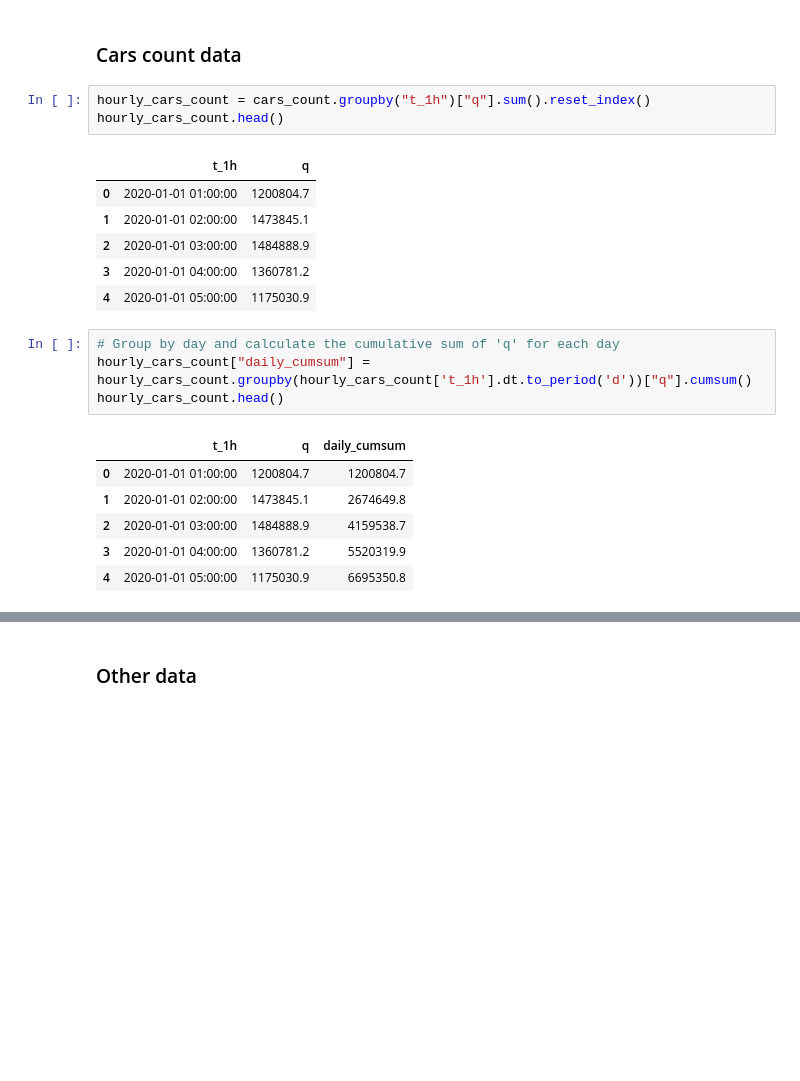
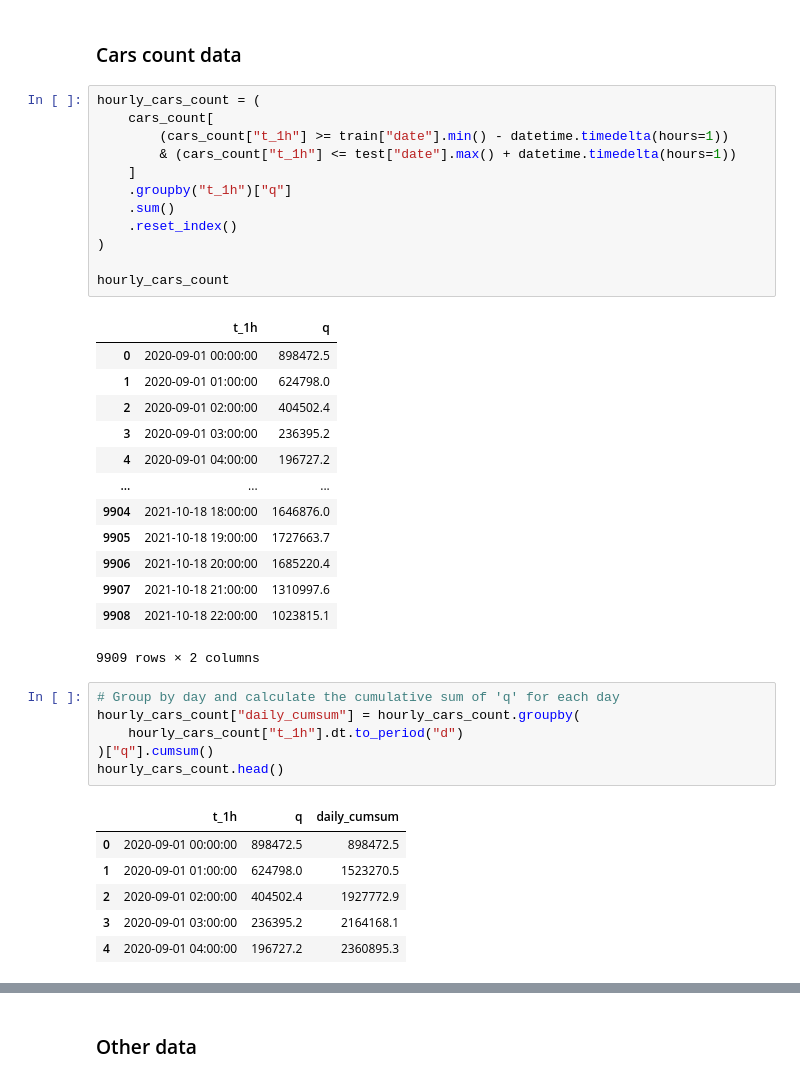
Before and after one commit to p-haas/bike_counters, a Jupyter notebook: WIP/eda_notebook.ipynb, the cells around one changed output, grey strips where cells are left out. Drawn from its saved outputs; the diff is of its cells as text; blank space fills up the shorter version.

```diff
--- a/WIP/eda_notebook.ipynb
+++ b/WIP/eda_notebook.ipynb
@@ -1239,23 +1148,41 @@ date_encoder(test).merge(daily_transport[["year", "month", "day", "NB_VALD"]], l
 # %% [markdown]
 ### Cars count data
 # %%
-hourly_cars_count = cars_count.groupby("t_1h")["q"].sum().reset_index()
-hourly_cars_count.head()
+hourly_cars_count = (
+    cars_count[
+        (cars_count["t_1h"] >= train["date"].min() - datetime.timedelta(hours=1))
+        & (cars_count["t_1h"] <= test["date"].max() + datetime.timedelta(hours=1))
+    ]
+    .groupby("t_1h")["q"]
+    .sum()
+    .reset_index()
+)
+
+hourly_cars_count
 # %% [output]
 |  | t_1h | q |
-| 0 | 2020-01-01 01:00:00 | 1200804.7 |
-| 1 | 2020-01-01 02:00:00 | 1473845.1 |
-| 2 | 2020-01-01 03:00:00 | 1484888.9 |
-| 3 | 2020-01-01 04:00:00 | 1360781.2 |
-| 4 | 2020-01-01 05:00:00 | 1175030.9 |
+| 0 | 2020-09-01 00:00:00 | 898472.5 |
+| 1 | 2020-09-01 01:00:00 | 624798.0 |
+| 2 | 2020-09-01 02:00:00 | 404502.4 |
+| 3 | 2020-09-01 03:00:00 | 236395.2 |
+| 4 | 2020-09-01 04:00:00 | 196727.2 |
+| ... | ... | ... |
+| 9904 | 2021-10-18 18:00:00 | 1646876.0 |
+| 9905 | 2021-10-18 19:00:00 | 1727663.7 |
+| 9906 | 2021-10-18 20:00:00 | 1685220.4 |
+| 9907 | 2021-10-18 21:00:00 | 1310997.6 |
+| 9908 | 2021-10-18 22:00:00 | 1023815.1 |
+9909 rows × 2 columns
 # %%
 # Group by day and calculate the cumulative sum of 'q' for each day
-hourly_cars_count["daily_cumsum"] = hourly_cars_count.groupby(hourly_cars_count['t_1h'].dt.to_period('d'))["q"].cumsum()
+hourly_cars_count["daily_cumsum"] = hourly_cars_count.groupby(
+    hourly_cars_count["t_1h"].dt.to_period("d")
+)["q"].cumsum()
 hourly_cars_count.head()
 # %% [output]
 |  | t_1h | q | daily_cumsum |
-| 0 | 2020-01-01 01:00:00 | 1200804.7 | 1200804.7 |
-| 1 | 2020-01-01 02:00:00 | 1473845.1 | 2674649.8 |
-| 2 | 2020-01-01 03:00:00 | 1484888.9 | 4159538.7 |
-| 3 | 2020-01-01 04:00:00 | 1360781.2 | 5520319.9 |
-| 4 | 2020-01-01 05:00:00 | 1175030.9 | 6695350.8 |
+| 0 | 2020-09-01 00:00:00 | 898472.5 | 898472.5 |
+| 1 | 2020-09-01 01:00:00 | 624798.0 | 1523270.5 |
+| 2 | 2020-09-01 02:00:00 | 404502.4 | 1927772.9 |
+| 3 | 2020-09-01 03:00:00 | 236395.2 | 2164168.1 |
+| 4 | 2020-09-01 04:00:00 | 196727.2 | 2360895.3 |
```
Also changed, not shown: parts of 41 cells of this notebook, 1 other file.
